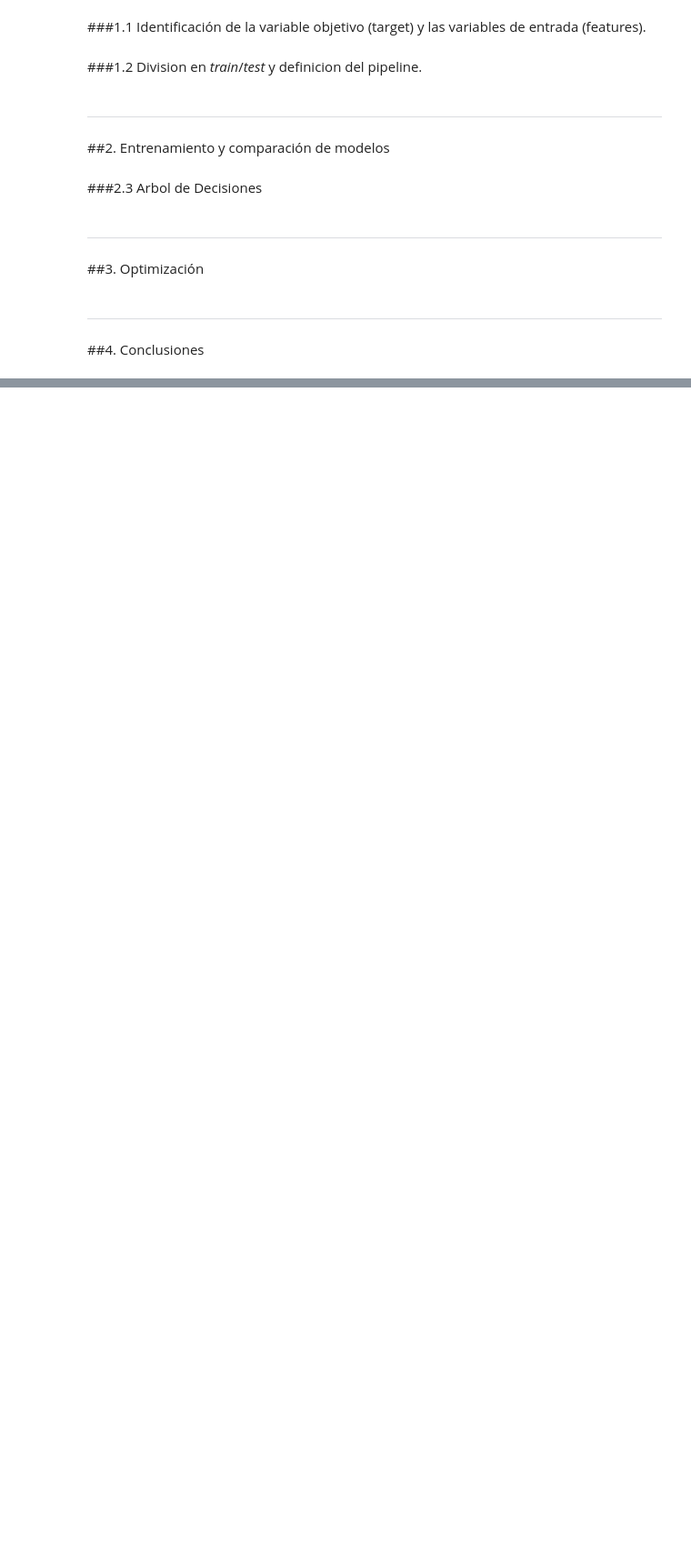
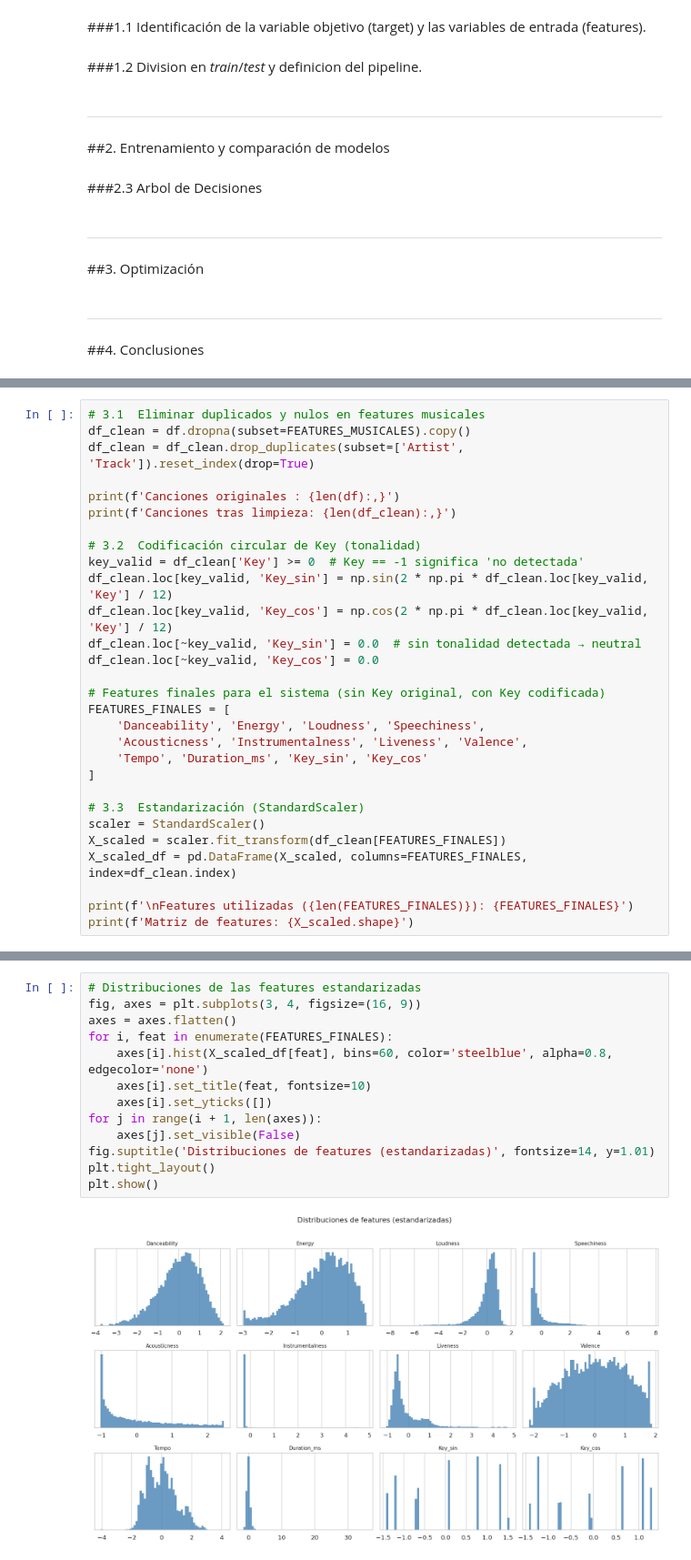
Before and after one commit to Santibareiro27/Inteligencia-Computacional, a Jupyter notebook: RA1_TP4/RA1_Trabajo_práctico_N°_4_G8.ipynb, the cells around one changed output, grey strips where cells are left out. Shown at 91% size. Saved outputs shown, nothing was run; the diff lists cells and outputs as text; blank space fills up the shorter version.

```diff
--- a/RA1_TP4/RA1_Trabajo_práctico_N°_4_G8.ipynb
+++ b/RA1_TP4/RA1_Trabajo_práctico_N°_4_G8.ipynb
@@ -267,0 +423,29 @@ Archive:  Spotify_Youtube.zip
+# %%
+# 3.1  Eliminar duplicados y nulos en features musicales
+df_clean = df.dropna(subset=FEATURES_MUSICALES).copy()
+df_clean = df_clean.drop_duplicates(subset=['Artist', 'Track']).reset_index(drop=True)
+
+print(f'Canciones originales : {len(df):,}')
+print(f'Canciones tras limpieza: {len(df_clean):,}')
+
+# 3.2  Codificación circular de Key (tonalidad)
+key_valid = df_clean['Key'] >= 0  # Key == -1 significa 'no detectada'
+df_clean.loc[key_valid, 'Key_sin'] = np.sin(2 * np.pi * df_clean.loc[key_valid, 'Key'] / 12)
+df_clean.loc[key_valid, 'Key_cos'] = np.cos(2 * np.pi * df_clean.loc[key_valid, 'Key'] / 12)
+df_clean.loc[~key_valid, 'Key_sin'] = 0.0  # sin tonalidad detectada → neutral
+df_clean.loc[~key_valid, 'Key_cos'] = 0.0
+
+# Features finales para el sistema (sin Key original, con Key codificada)
+FEATURES_FINALES = [
+    'Danceability', 'Energy', 'Loudness', 'Speechiness',
+    'Acousticness', 'Instrumentalness', 'Liveness', 'Valence',
+    'Tempo', 'Duration_ms', 'Key_sin', 'Key_cos'
+]
+
+# 3.3  Estandarización (StandardScaler)
+scaler = StandardScaler()
+X_scaled = scaler.fit_transform(df_clean[FEATURES_FINALES])
+X_scaled_df = pd.DataFrame(X_scaled, columns=FEATURES_FINALES, index=df_clean.index)
+
+print(f'\nFeatures utilizadas ({len(FEATURES_FINALES)}): {FEATURES_FINALES}')
+print(f'Matriz de features: {X_scaled.shape}')
@@ -267,0 +460,15 @@ Archive:  Spotify_Youtube.zip
+# %%
+# Distribuciones de las features estandarizadas
+fig, axes = plt.subplots(3, 4, figsize=(16, 9))
+axes = axes.flatten()
+for i, feat in enumerate(FEATURES_FINALES):
+    axes[i].hist(X_scaled_df[feat], bins=60, color='steelblue', alpha=0.8, edgecolor='none')
+    axes[i].set_title(feat, fontsize=10)
+    axes[i].set_yticks([])
+for j in range(i + 1, len(axes)):
+    axes[j].set_visible(False)
+fig.suptitle('Distribuciones de features (estandarizadas)', fontsize=14, y=1.01)
+plt.tight_layout()
+plt.show()
+# %% [output]
+[figure, added]
```
Also changed, not shown: parts of 97 cells of this notebook.
